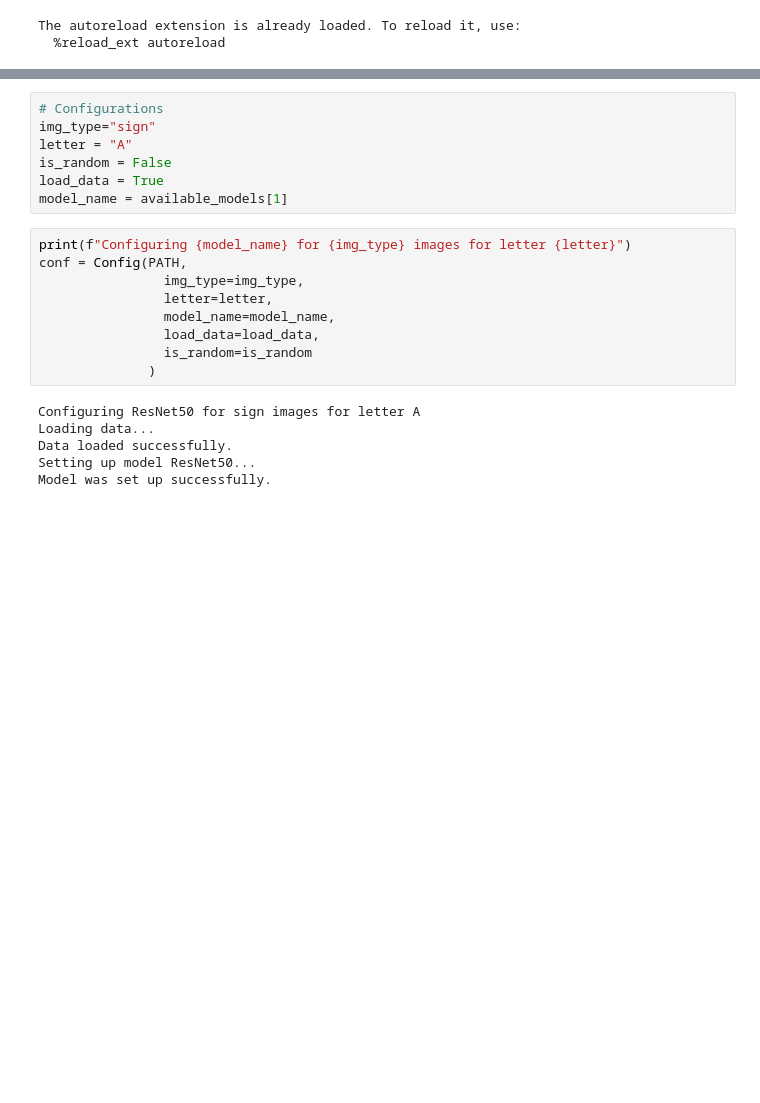
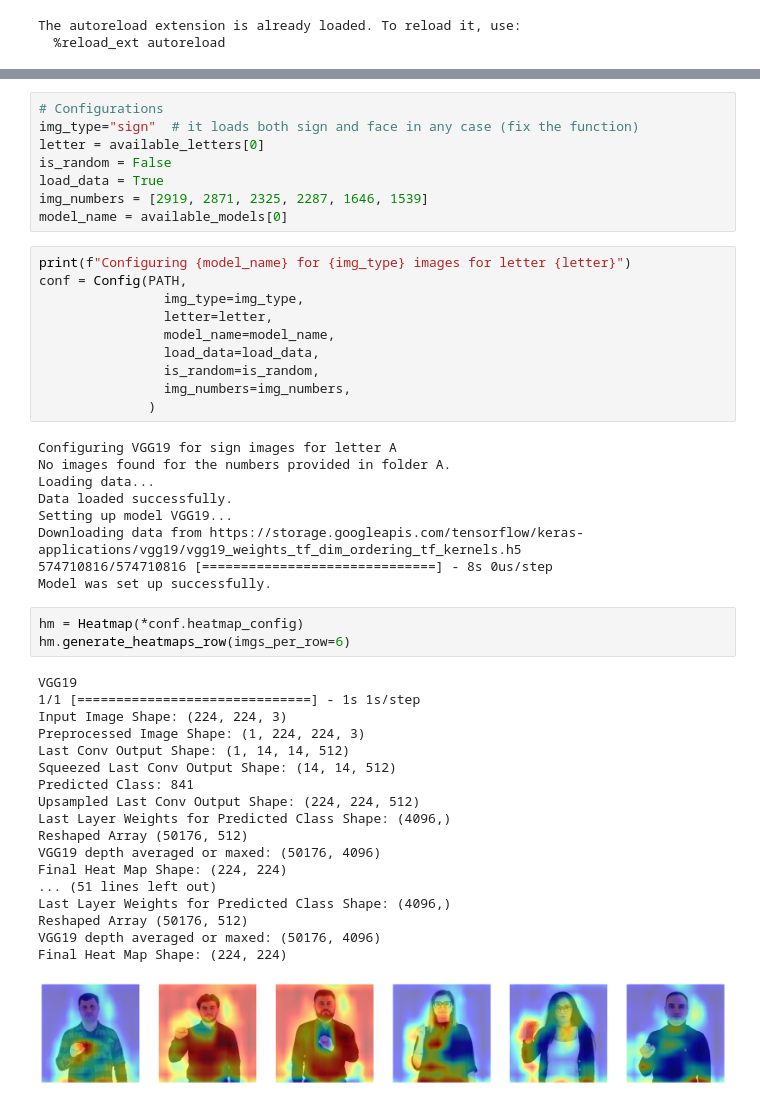
Before and after one commit to ADA-SITE-JML/gesture_face_features, a Jupyter notebook: code/feature_visualization.ipynb, the cells around one changed output, grey strips where cells are left out. Drawn from its saved outputs; the diff is of its cells as text; blank space fills up the shorter version.

```diff
--- a/code/feature_visualization.ipynb
+++ b/code/feature_visualization.ipynb
@@ -38,10 +35,11 @@ available_models
 # %%
 # Configurations
-img_type="sign"
-letter = "A"
+img_type="sign"  # it loads both sign and face in any case (fix the function)
+letter = available_letters[0]
 is_random = False
 load_data = True
-model_name = available_models[1]
+img_numbers = [2919, 2871, 2325, 2287, 1646, 1539]
+model_name = available_models[0]
 # %%
 print(f"Configuring {model_name} for {img_type} images for letter {letter}")
 conf = Config(PATH,
@@ -49,13 +47,39 @@ conf = Config(PATH,
                 letter=letter,
                 model_name=model_name,
                 load_data=load_data,
-                is_random=is_random
+                is_random=is_random,
+                img_numbers=img_numbers,
               )
 # %% [output]
-Configuring ResNet50 for sign images for letter A
+Configuring VGG19 for sign images for letter A
+No images found for the numbers provided in folder A.
 Loading data...
 Data loaded successfully.
-Setting up model ResNet50...
+Setting up model VGG19...
+Downloading data from https://storage.googleapis.com/tensorflow/keras-applications/vgg19/vgg19_weights_tf_dim_ordering_tf_kernels.h5
+574710816/574710816 [==============================] - 8s 0us/step
 Model was set up successfully.
+# %%
+hm = Heatmap(*conf.heatmap_config)
+hm.generate_heatmaps_row(imgs_per_row=6)
+# %% [output]
+VGG19
+1/1 [==============================] - 1s 1s/step
+Input Image Shape: (224, 224, 3)
+Preprocessed Image Shape: (1, 224, 224, 3)
+Last Conv Output Shape: (1, 14, 14, 512)
+Squeezed Last Conv Output Shape: (14, 14, 512)
+Predicted Class: 841
+Upsampled Last Conv Output Shape: (224, 224, 512)
+Last Layer Weights for Predicted Class Shape: (4096,)
+Reshaped Array (50176, 512)
+VGG19 depth averaged or maxed: (50176, 4096)
+Final Heat Map Shape: (224, 224)
+... (51 lines left out)
+Last Layer Weights for Predicted Class Shape: (4096,)
+Reshaped Array (50176, 512)
+VGG19 depth averaged or maxed: (50176, 4096)
+Final Heat Map Shape: (224, 224)
+[figure, added]
 # %%
 last_conv_outputs = conf.get_last_conv_outputs(conf.img_type)
```
Also changed, not shown: parts of 9 cells of this notebook, 3 other files.
